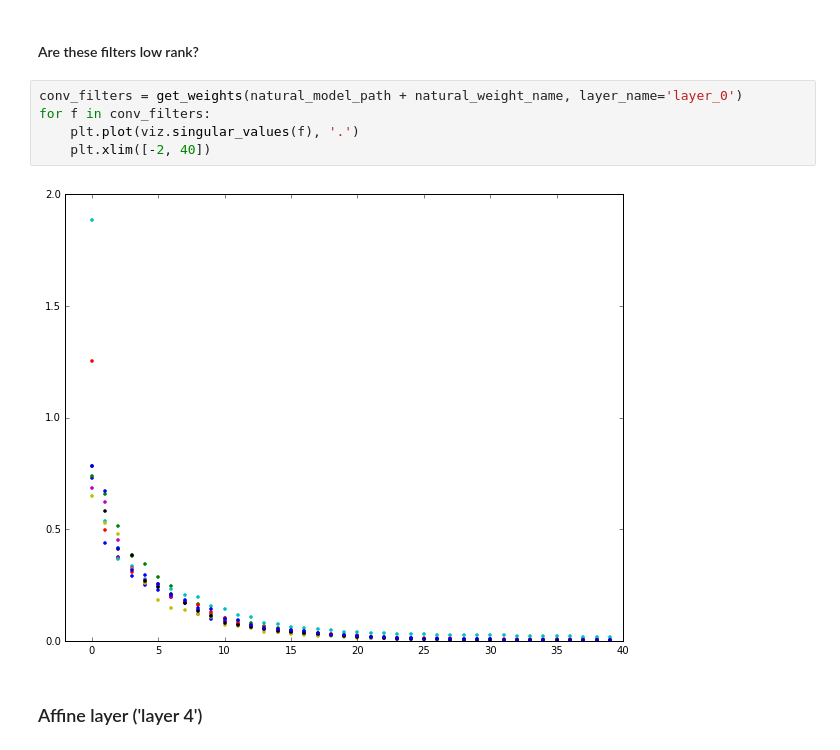
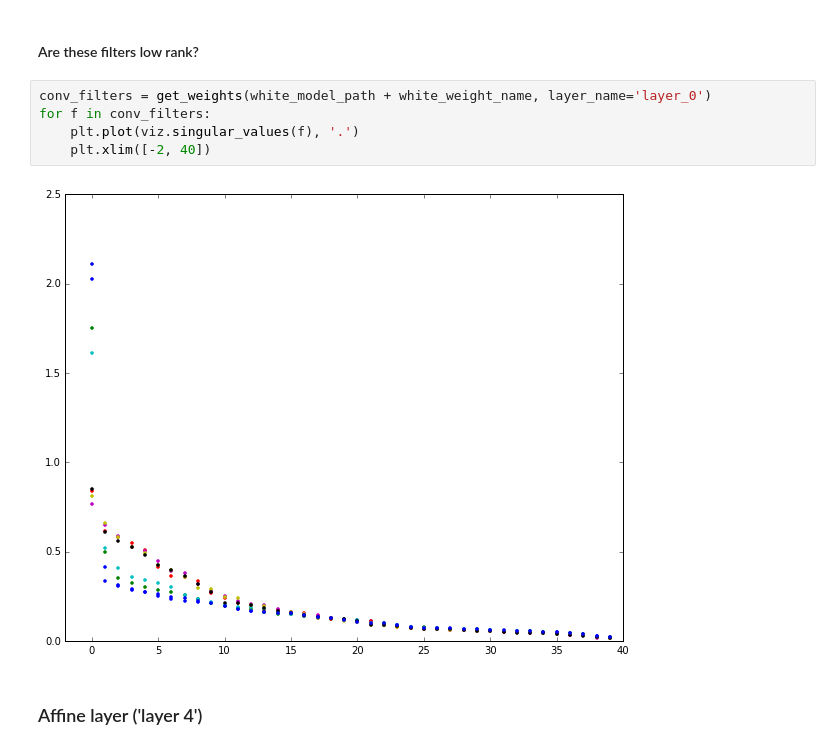
Before and after one commit to baccuslab/deep-retina, a Jupyter notebook: notebooks/Visualizing multi-cell model.ipynb, the cells around one changed output. Cells and saved outputs as stored; diff of their text form.

```diff
--- a/notebooks/Visualizing multi-cell model.ipynb
+++ b/notebooks/Visualizing multi-cell model.ipynb
@@ -105,12 +105,12 @@ viz.visualize_convnet_weights(white_model_path + white_weight_name, normalize=Tr
 # %% [markdown]
 #### Are these filters low rank?
 # %%
-conv_filters = get_weights(natural_model_path + natural_weight_name, layer_name='layer_0')
+conv_filters = get_weights(white_model_path + white_weight_name, layer_name='layer_0')
 for f in conv_filters:
     plt.plot(viz.singular_values(f), '.')
     plt.xlim([-2, 40])
 # %% [output]
-[figure, old version]
+[figure, new version]
 # %% [markdown]
 ### Affine layer ('layer 4')
 # %%
```
Also changed, not shown: parts of 23 cells of this notebook, 1 other file.
